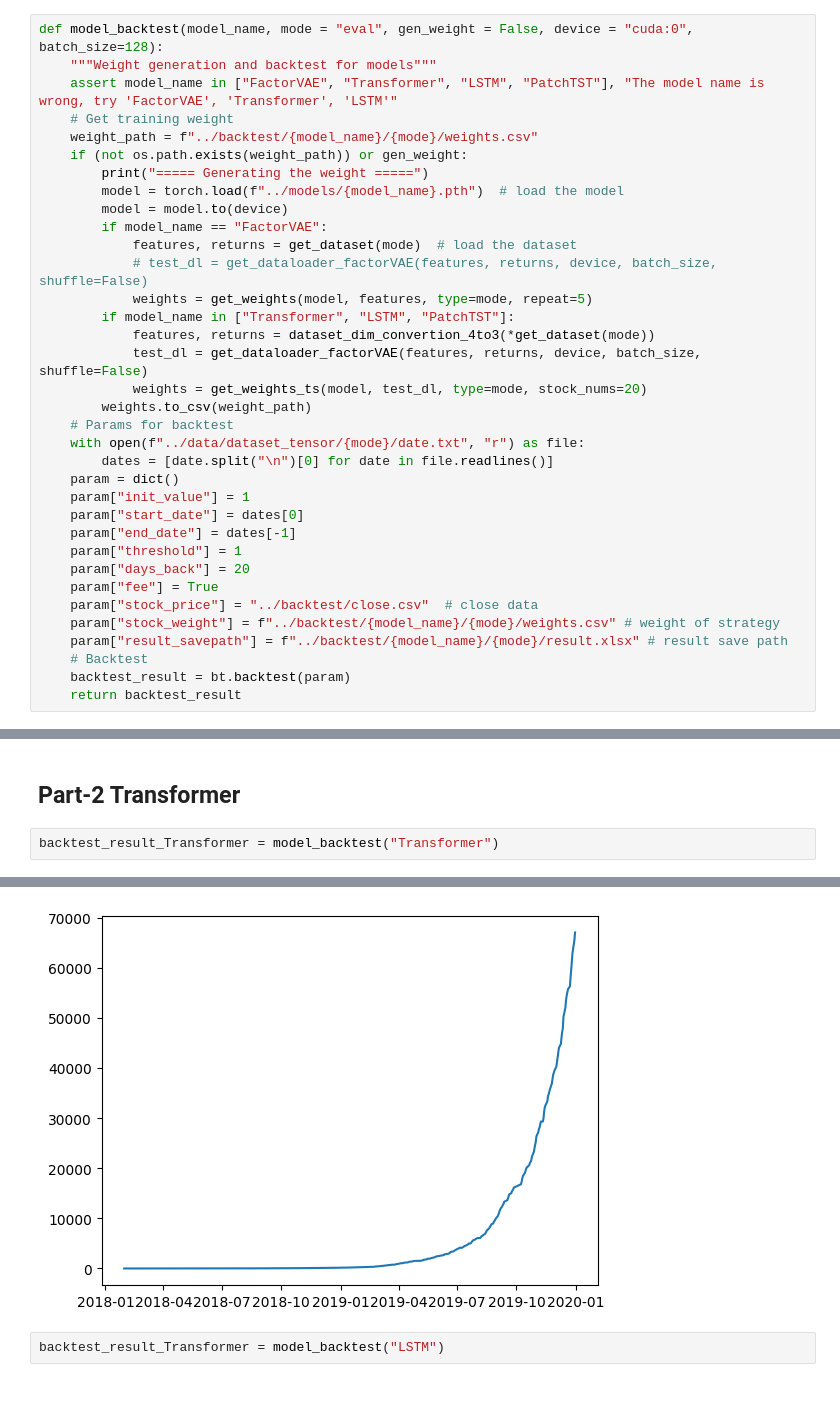
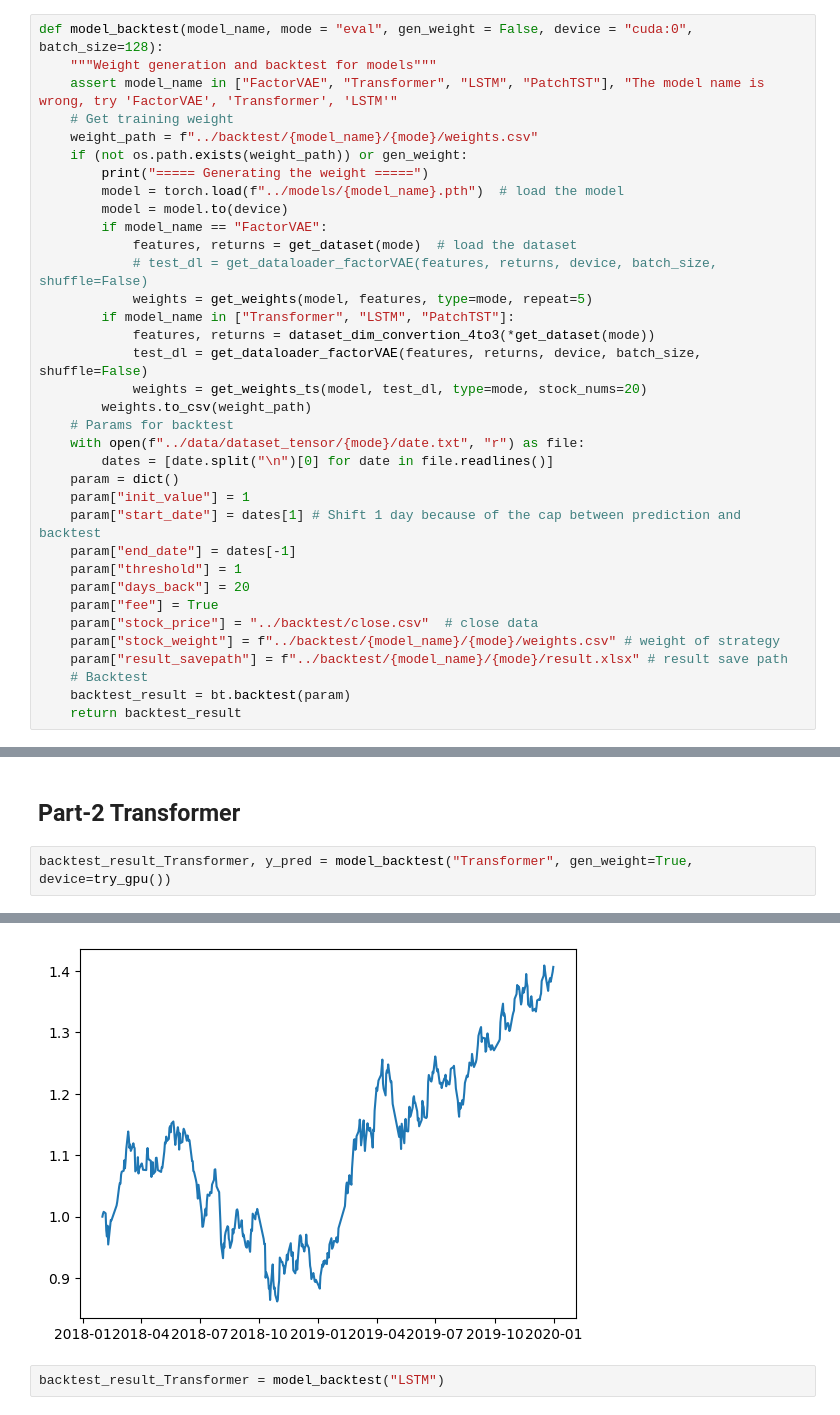
Before and after one commit to holiss4/Quantitative-Investment-Based-on-Transformer, a Jupyter notebook: src/model_backtest.ipynb, the cells around one changed output, grey strips where cells are left out. Cells and saved outputs as stored; diff of their text form.

```diff
--- a/src/model_backtest.ipynb
+++ b/src/model_backtest.ipynb
@@ -30,7 +30,7 @@ def model_backtest(model_name, mode = "eval", gen_weight = False, device = "cuda
         dates = [date.split("\n")[0] for date in file.readlines()]
     param = dict()
     param["init_value"] = 1
-    param["start_date"] = dates[0]
+    param["start_date"] = dates[1] # Shift 1 day because of the cap between prediction and backtest
     param["end_date"] = dates[-1]
     param["threshold"] = 1
     param["days_back"] = 20
@@ -61,5 +62,5 @@ backtest from 2019-12-31 to 2019-12-31 has been done
 # %% [markdown]
 ## Part-2 Transformer
 # %%
-backtest_result_Transformer = model_backtest("Transformer")
+backtest_result_Transformer, y_pred = model_backtest("Transformer", gen_weight=True, device=try_gpu())
 # %% [output]
@@ -72,4 +79,4 @@ backtest from 2019-12-31 to 2019-12-31 has been done
-[figure, old version]
+[figure, new version]
 # %%
 backtest_result_Transformer = model_backtest("LSTM")
 # %% [output]
```
Also changed, not shown: parts of 3 cells of this notebook, 12 other files.
